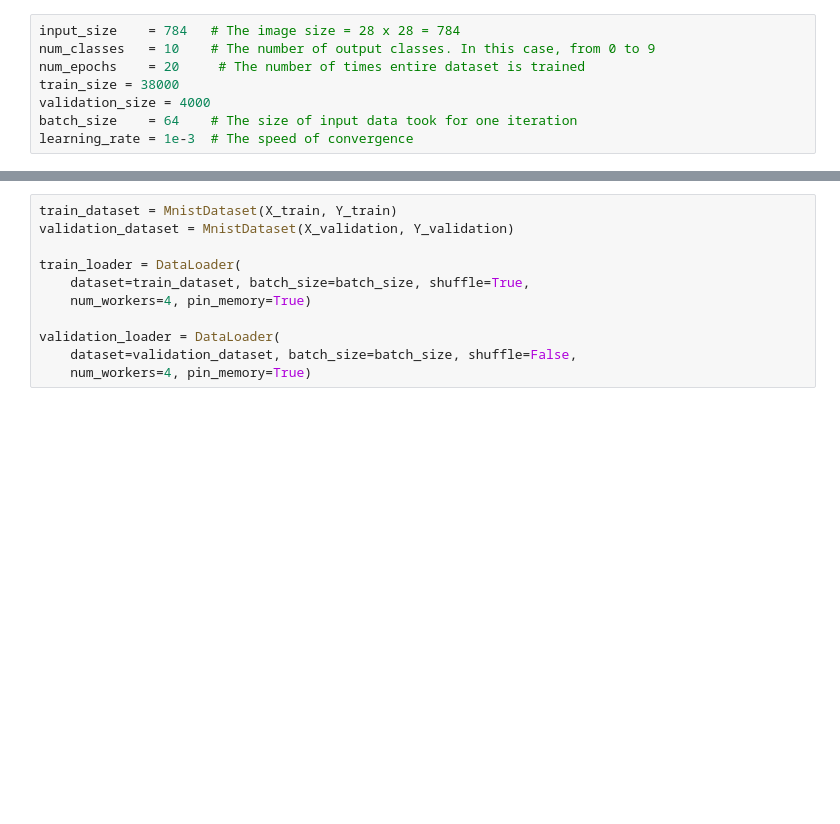
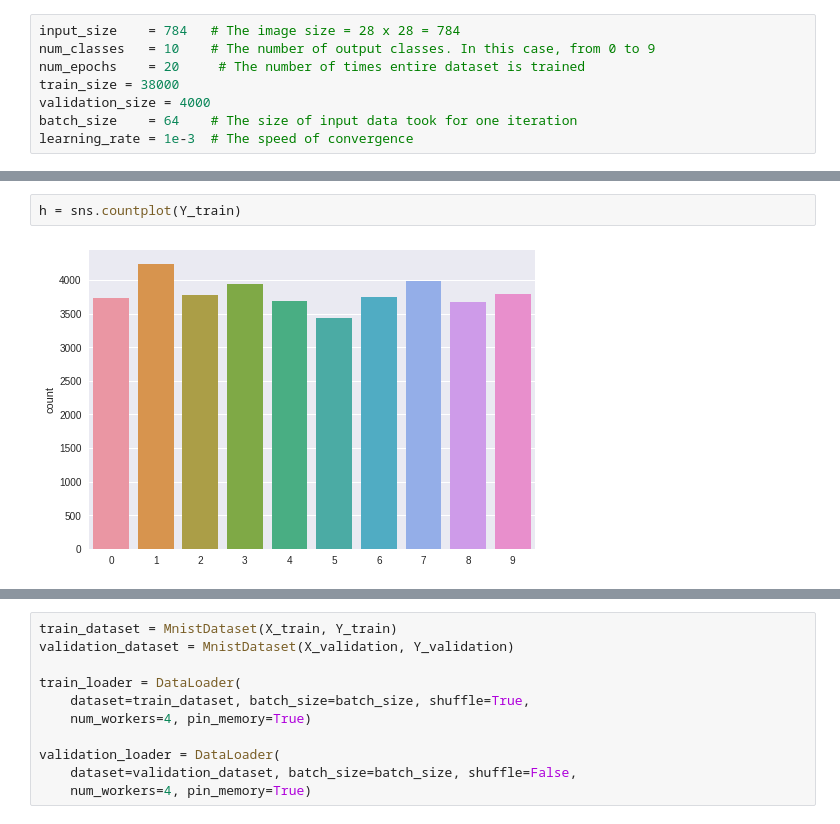
Before and after one commit to byebye/MNIST, a Jupyter notebook: MNIST.ipynb, the cells around one changed output, grey strips where cells are left out. Saved outputs shown, nothing was run; the diff lists cells and outputs as text; blank space fills up the shorter version.

```diff
--- a/MNIST.ipynb
+++ b/MNIST.ipynb
@@ -101,0 +116,4 @@ X_train, X_validation, Y_train, Y_validation = train_test_split(X, Y,
+# %%
+h = sns.countplot(Y_train)
+# %% [output]
+[figure, added]
```
Also changed, not shown: parts of 31 cells of this notebook.
